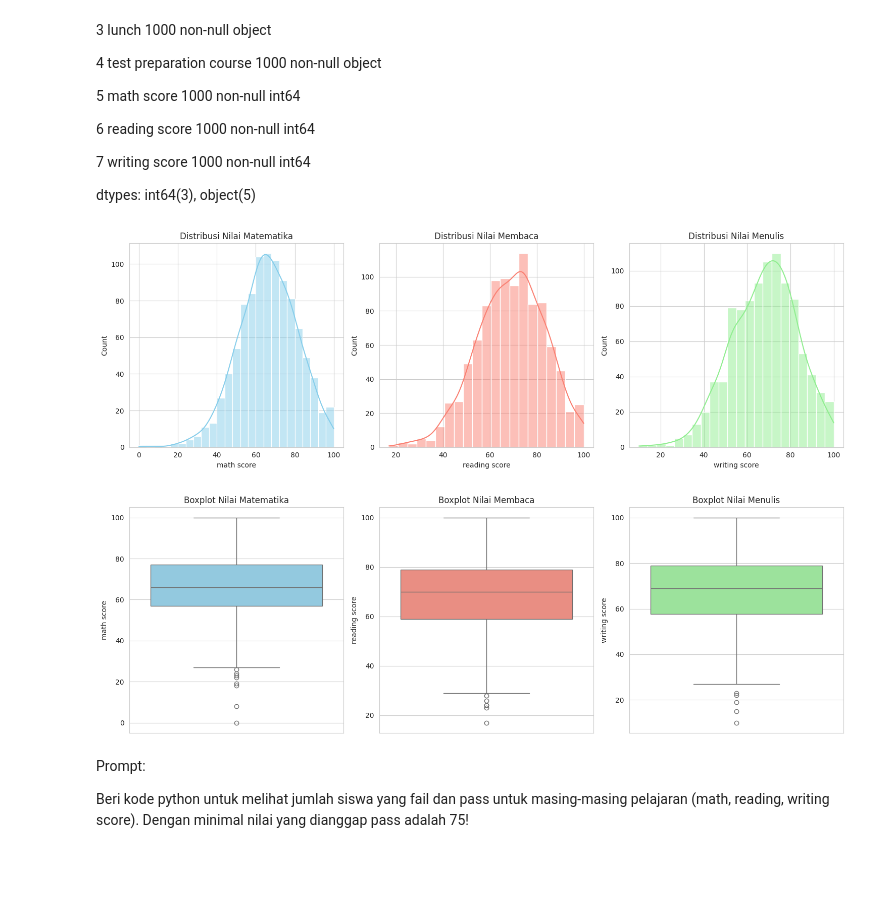
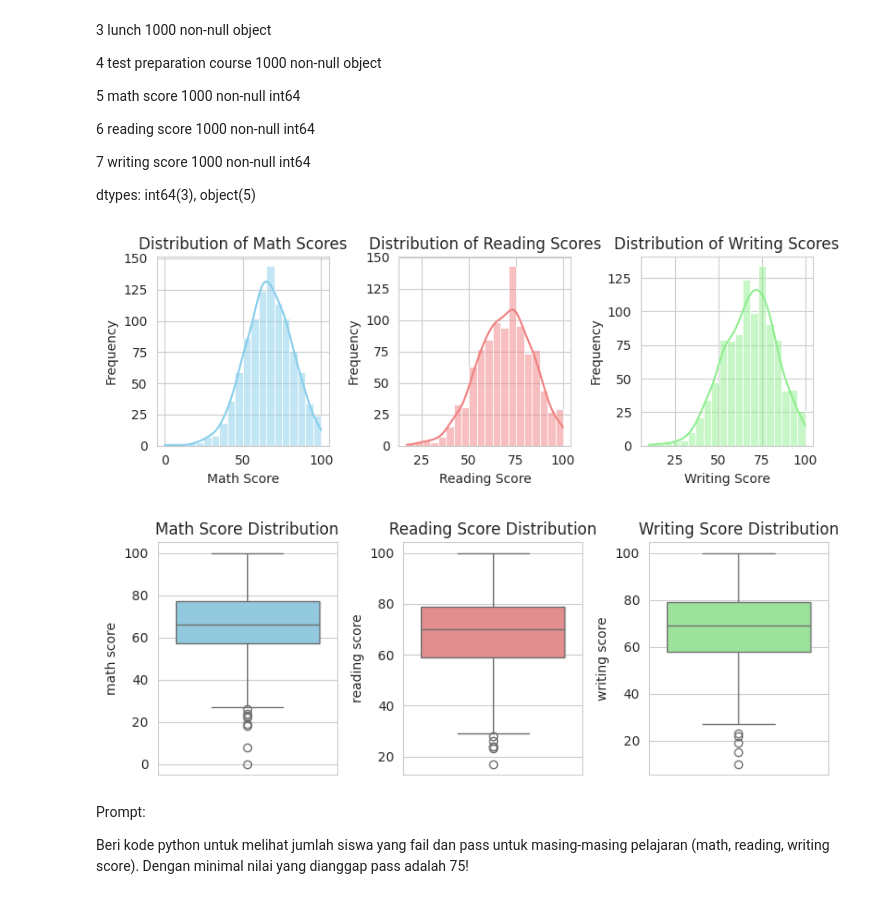
Before and after one commit to AnitaF01/Tugas-Week-4-ML-anita, a Jupyter notebook: Anita_Students_Performance.ipynb, the cells around one changed output. Cells and saved outputs as stored; diff of their text form; code cells hidden in the pictures; blank space fills up the shorter version.

```diff
--- a/Anita_Students_Performance.ipynb
+++ b/Anita_Students_Performance.ipynb
@@ -487,59 +487,61 @@ Data columns (total 8 columns):
 
 dtypes: int64(3), object(5)
 # %%
-# prompt: Beri kode untuk melihat distribusi nilai math, reading dan writing dg informasi dataframe sebagai berikut:
-# Data columns (total 8 columns): Column Non-Null Count Dtype
-# 0 gender 1000 non-null object
-# 1 race/ethnicity 1000 non-null object
-# 2 parental level of education 1000 non-null object
-# 3 lunch 1000 non-null object
-# 4 test preparation course 1000 non-null object
-# 5 math score 1000 non-null int64
-# 6 reading score 1000 non-null int64
-# 7 writing score 1000 non-null int64
-# dtypes: int64(3), object(5)
-
+import pandas as pd
 import matplotlib.pyplot as plt
 import seaborn as sns
 
-# Visualisasi distribusi nilai math, reading, dan writing
-plt.figure(figsize=(15, 5))
+# Memuat dataset
+df = pd.read_csv('/content/StudentsPerformance.csv')
 
+# Mengatur ukuran dan gaya visualisasi
+plt.figure(figsize=(8, 3))
+sns.set_style("whitegrid")
+
+# Plot Histogram untuk Distribusi Math Score
 plt.subplot(1, 3, 1)
-sns.histplot(df['math score'], kde=True, color='skyblue')
-plt.title('Distribusi Nilai Matematika')
+sns.histplot(df['math score'], bins=20, kde=True, color="skyblue")
+plt.title('Distribution of Math Scores')
+plt.xlabel('Math Score')
+plt.ylabel('Frequency')
 
+# Plot Histogram untuk Distribusi Reading Score
 plt.subplot(1, 3, 2)
-sns.histplot(df['reading score'], kde=True, color='salmon')
-plt.title('Distribusi Nilai Membaca')
+sns.histplot(df['reading score'], bins=20, kde=True, color="lightcoral")
+plt.title('Distribution of Reading Scores')
+plt.xlabel('Reading Score')
+plt.ylabel('Frequency')
 
+# Plot Histogram untuk Distribusi Writing Score
 plt.subplot(1, 3, 3)
-sns.histplot(df['writing score'], kde=True, color='lightgreen')
-plt.title('Distribusi Nilai Menulis')
+sns.histplot(df['writing score'], bins=20, kde=True, color="lightgreen")
+plt.title('Distribution of Writing Scores')
+plt.xlabel('Writing Score')
+plt.ylabel('Frequency')
 
 plt.tight_layout()
 plt.show()
 
-# Boxplot untuk melihat distribusi nilai math, reading, dan writing
-plt.figure(figsize=(15, 5))
+# Menggunakan Boxplot untuk melihat distribusi nilai secara lebih mendetail
+plt.figure(figsize=(8, 3))
 
 plt.subplot(1, 3, 1)
-sns.boxplot(y='math score', data=df, color='skyblue')
-plt.title('Boxplot Nilai Matematika')
+sns.boxplot(y=df['math score'], color="skyblue")
+plt.title('Math Score Distribution')
 
 plt.subplot(1, 3, 2)
-sns.boxplot(y='reading score', data=df, color='salmon')
-plt.title('Boxplot Nilai Membaca')
+sns.boxplot(y=df['reading score'], color="lightcoral")
+plt.title('Reading Score Distribution')
 
 plt.subplot(1, 3, 3)
-sns.boxplot(y='writing score', data=df, color='lightgreen')
-plt.title('Boxplot Nilai Menulis')
+sns.boxplot(y=df['writing score'], color="lightgreen")
+plt.title('Writing Score Distribution')
 
 plt.tight_layout()
 plt.show()
 # %% [output]
-[figure, old version]
+[figure, new version]
-[figure, old version]
+[figure, new version]
 # %% [markdown]
 Prompt:
 
```
